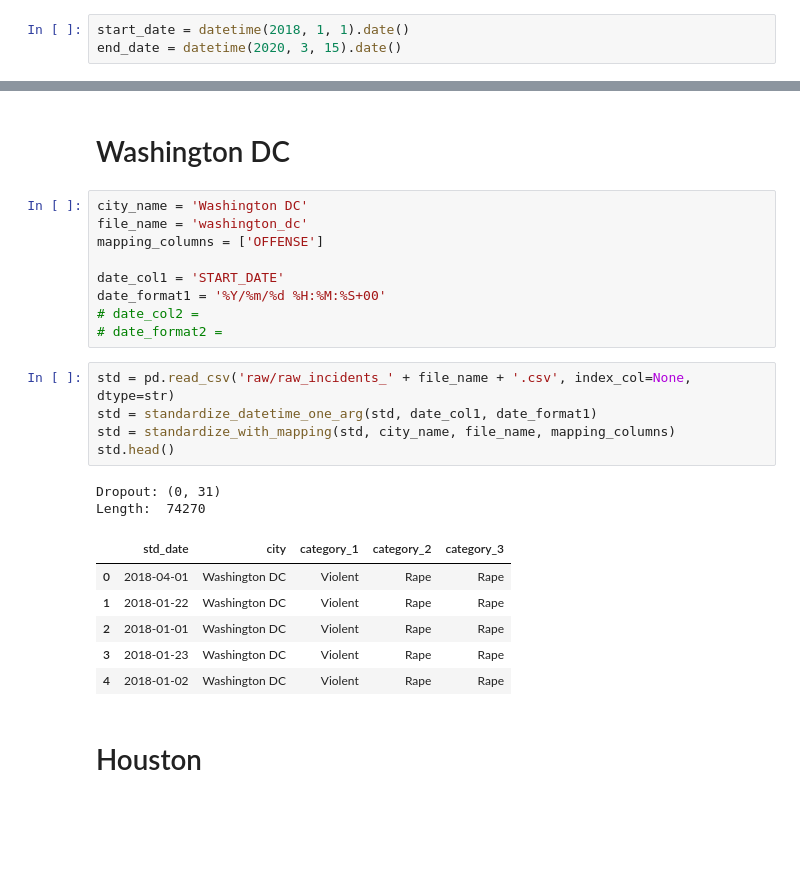
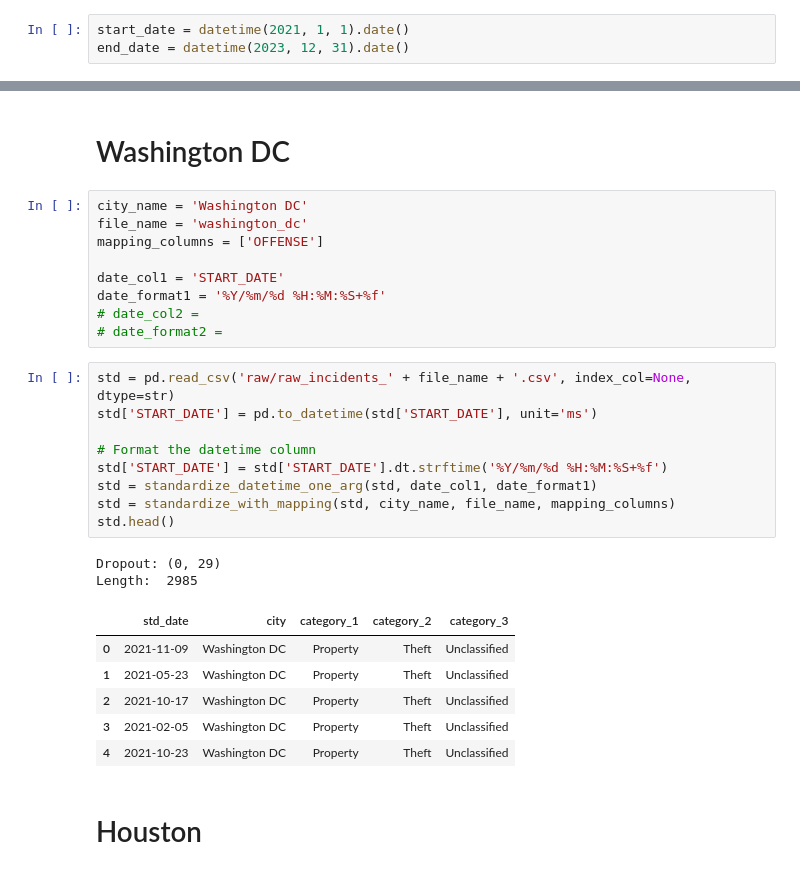
Before and after one commit to angelamzhou/crime-data-scripts, a Jupyter notebook: data_scripts/standardize_data.ipynb, the cells around one changed output, grey strips where cells are left out. Drawn from its saved outputs; the diff is of its cells as text; blank space fills up the shorter version.

```diff
--- a/data_scripts/standardize_data.ipynb
+++ b/data_scripts/standardize_data.ipynb
@@ -2,8 +2,8 @@
 import numpy as np, pandas as pd
 from datetime import datetime
 # %%
-start_date = datetime(2018, 1, 1).date()
-end_date = datetime(2020, 3, 15).date()
+start_date = datetime(2021, 1, 1).date()
+end_date = datetime(2023, 12, 31).date()
 # %%
 def standardize_datetime_one_arg(df, col, date_format):
     def date_fn(d, date_format):
@@ -485,22 +515,26 @@ file_name = 'washington_dc'
 mapping_columns = ['OFFENSE']
 
 date_col1 = 'START_DATE'
-date_format1 = '%Y/%m/%d %H:%M:%S+00'
+date_format1 = '%Y/%m/%d %H:%M:%S+%f'
 # date_col2 =
 # date_format2 =
 # %%
 std = pd.read_csv('raw/raw_incidents_' + file_name + '.csv', index_col=None, dtype=str)
+std['START_DATE'] = pd.to_datetime(std['START_DATE'], unit='ms')
+
+# Format the datetime column
+std['START_DATE'] = std['START_DATE'].dt.strftime('%Y/%m/%d %H:%M:%S+%f')
 std = standardize_datetime_one_arg(std, date_col1, date_format1)
 std = standardize_with_mapping(std, city_name, file_name, mapping_columns)
 std.head()
 # %% [output]
-Dropout: (0, 31)
-Length:  74270
+Dropout: (0, 29)
+Length:  2985
 |  | std_date | city | category_1 | category_2 | category_3 |
-| 0 | 2018-04-01 | Washington DC | Violent | Rape | Rape |
-| 1 | 2018-01-22 | Washington DC | Violent | Rape | Rape |
-| 2 | 2018-01-01 | Washington DC | Violent | Rape | Rape |
-| 3 | 2018-01-23 | Washington DC | Violent | Rape | Rape |
-| 4 | 2018-01-02 | Washington DC | Violent | Rape | Rape |
+| 0 | 2021-11-09 | Washington DC | Property | Theft | Unclassified |
+| 1 | 2021-05-23 | Washington DC | Property | Theft | Unclassified |
+| 2 | 2021-10-17 | Washington DC | Property | Theft | Unclassified |
+| 3 | 2021-02-05 | Washington DC | Property | Theft | Unclassified |
+| 4 | 2021-10-23 | Washington DC | Property | Theft | Unclassified |
 # %% [markdown]
 # Houston
```
Also changed, not shown: parts of 47 cells of this notebook, 7 other files.
